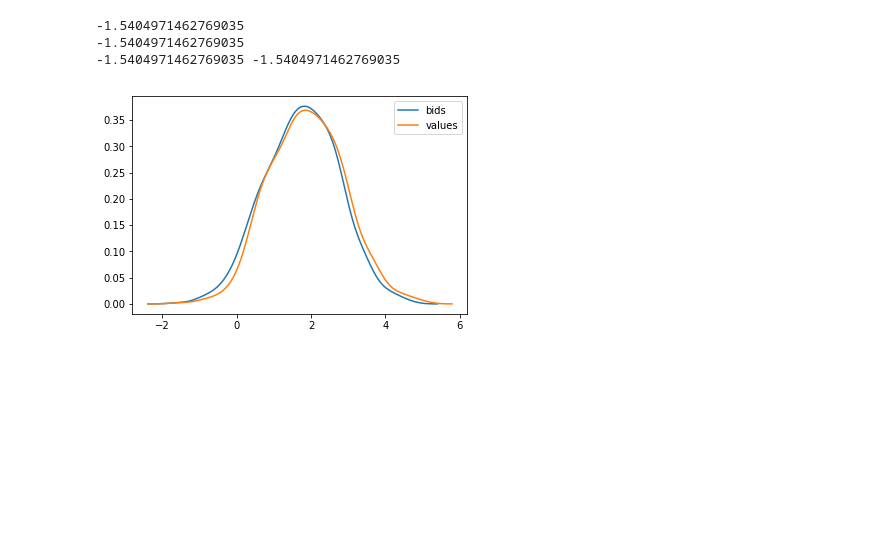
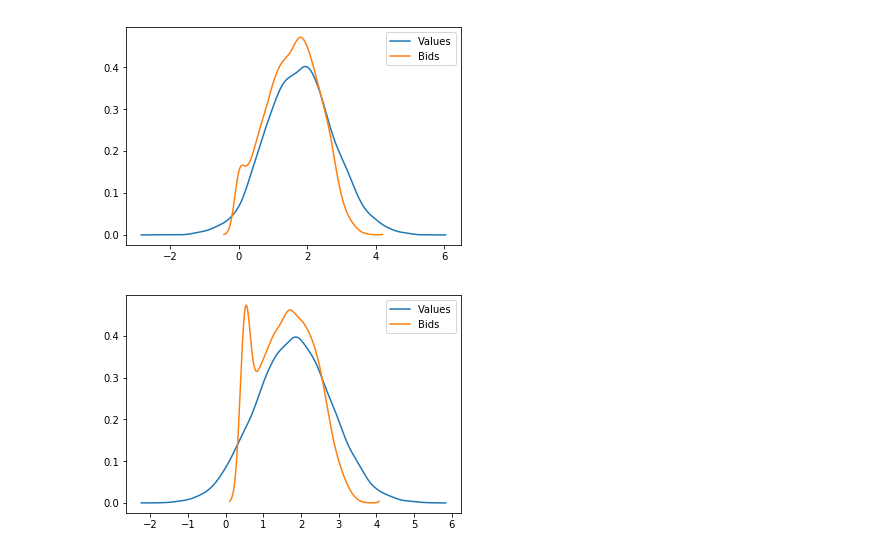
Before and after one commit to ericschulman/tx_milk_2yp, a Jupyter notebook: gpv.ipynb, the cells around one changed output. Saved outputs shown, nothing was run; the diff lists cells and outputs as text; code cells hidden in the pictures; blank space fills up the shorter version.

```diff
--- a/gpv.ipynb
+++ b/gpv.ipynb
@@ -56,24 +50,26 @@ values, bids = sim_auction(P,I, 100, COST,100)
-# %%
-P = 0
-COST = create_costs(1.8,1)
-I=7
-
-values, bids = sim_auction(P,I, 100, COST, 100)
-
-print values.min(),bids.min()
-
-bdens = sm.nonparametric.KDEUnivariate(bids)
-vdens = sm.nonparametric.KDEUnivariate(values)
-
-bdens.fit()
-vdens.fit()
-
-plt.plot(bdens.support, bdens.density, label='bids') #.cdf does cdf
-plt.plot(vdens.support, vdens.density, label='values')
-plt.legend()
-plt.show()
-# %% [output]
--1.5404971462769035
--1.5404971462769035
--1.5404971462769035 -1.5404971462769035
-[figure, removed]
+# %%
+def graph_auction(reserve,i,n,cost,nsims=20):
+
+    values, bids = sim_auction(reserve,i,n,cost,nsims=20)
+
+    v_dens = sm.nonparametric.KDEUnivariate(values)
+    v_dens.fit()
+    plt.plot(v_dens.support, v_dens.density, label='Values')
+
+    b_dens = sm.nonparametric.KDEUnivariate(bids)
+    b_dens.fit()
+    plt.plot(b_dens.support, b_dens.density, label='Bids') #.cdf does cdf
+
+    plt.legend()
+    plt.show()
+
+
+P = .5
+COST = create_costs(1.8,1)
+I=7
+
+graph_auction(0,I, 1000, COST, 1000)
+graph_auction(.5,I, 1000, COST, 1000)
+# %% [output]
+[figure, added]
+[figure, added]
```
Also changed, not shown: parts of 2 cells of this notebook.
